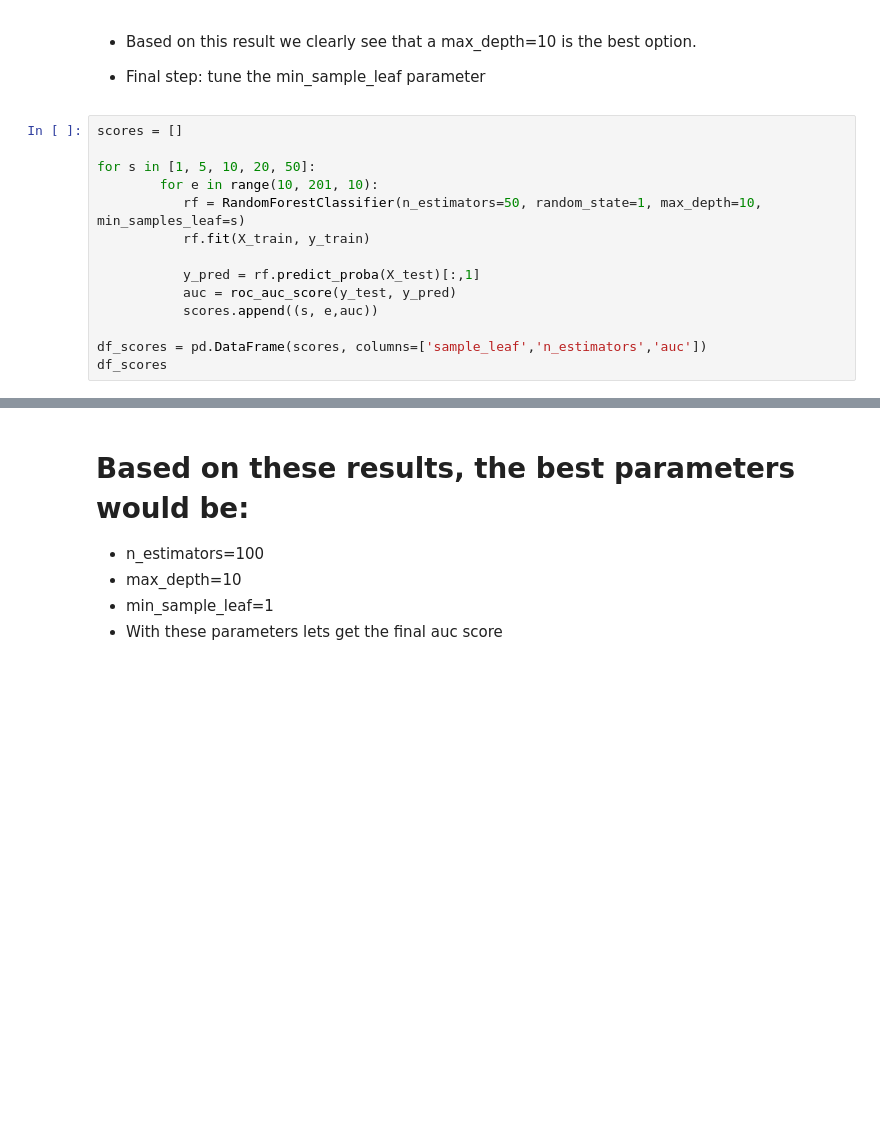
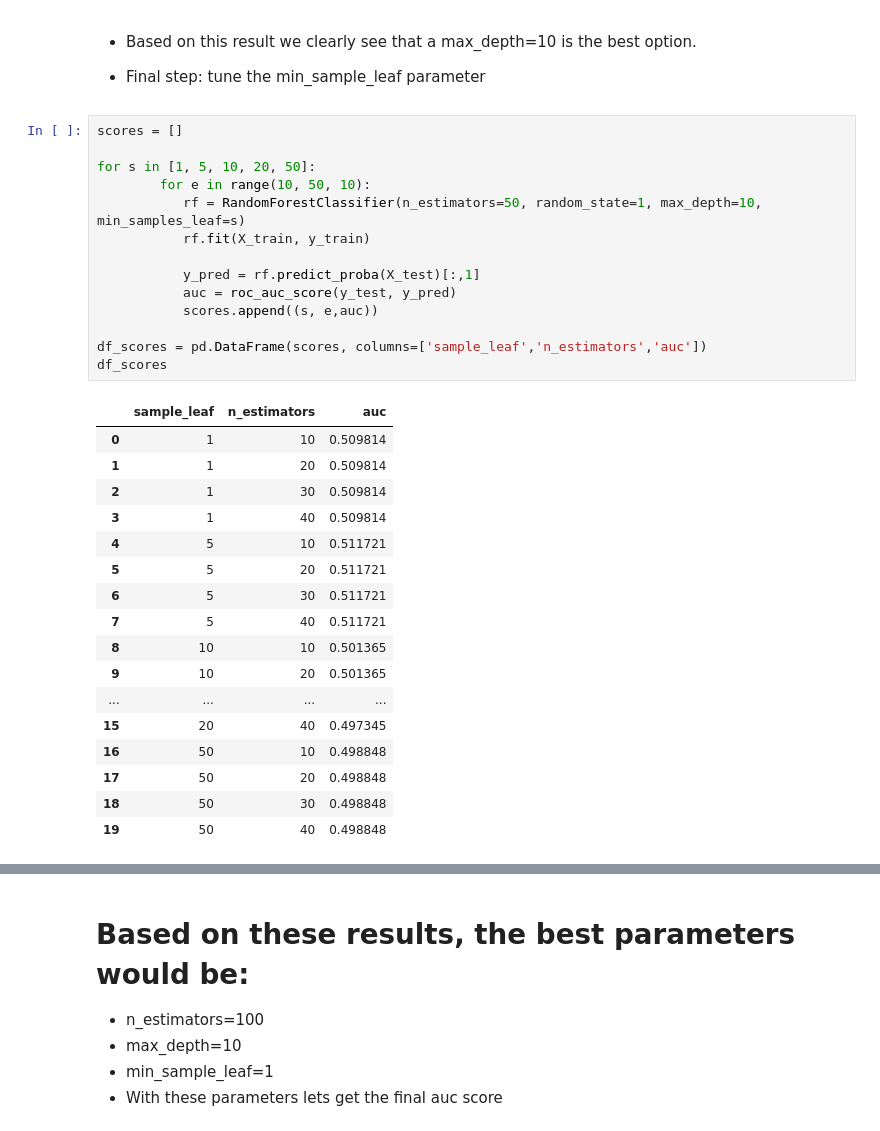
Before and after one commit to kimutai99/stroke-disease-prediction, a Jupyter notebook: notebook/model training.ipynb, the cells around one changed output, grey strips where cells are left out. Drawn from its saved outputs; the diff is of its cells as text; blank space fills up the shorter version.

```diff
--- a/notebook/model training.ipynb
+++ b/notebook/model training.ipynb
@@ -330,17 +355,35 @@ plt.legend()
 # %%
 scores = []
 
 for s in [1, 5, 10, 20, 50]:
-        for e in range(10, 201, 10):
+        for e in range(10, 50, 10):
            rf = RandomForestClassifier(n_estimators=50, random_state=1, max_depth=10, min_samples_leaf=s)
            rf.fit(X_train, y_train)
 
            y_pred = rf.predict_proba(X_test)[:,1]
            auc = roc_auc_score(y_test, y_pred)
            scores.append((s, e,auc))
 
 df_scores = pd.DataFrame(scores, columns=['sample_leaf','n_estimators','auc'])
 df_scores
+# %% [output]
+|  | sample_leaf | n_estimators | auc |
+| 0 | 1 | 10 | 0.509814 |
+| 1 | 1 | 20 | 0.509814 |
+| 2 | 1 | 30 | 0.509814 |
+| 3 | 1 | 40 | 0.509814 |
+| 4 | 5 | 10 | 0.511721 |
+| 5 | 5 | 20 | 0.511721 |
+| 6 | 5 | 30 | 0.511721 |
+| 7 | 5 | 40 | 0.511721 |
+| 8 | 10 | 10 | 0.501365 |
+| 9 | 10 | 20 | 0.501365 |
+| ... | ... | ... | ... |
+| 15 | 20 | 40 | 0.497345 |
+| 16 | 50 | 10 | 0.498848 |
+| 17 | 50 | 20 | 0.498848 |
+| 18 | 50 | 30 | 0.498848 |
+| 19 | 50 | 40 | 0.498848 |
 # %%
 for s in [1, 5, 10, 20, 50]:
     df_subset = df_scores[df_scores.sample_leaf == s]
```
Also changed, not shown: parts of 11 cells of this notebook, 5 other files.
